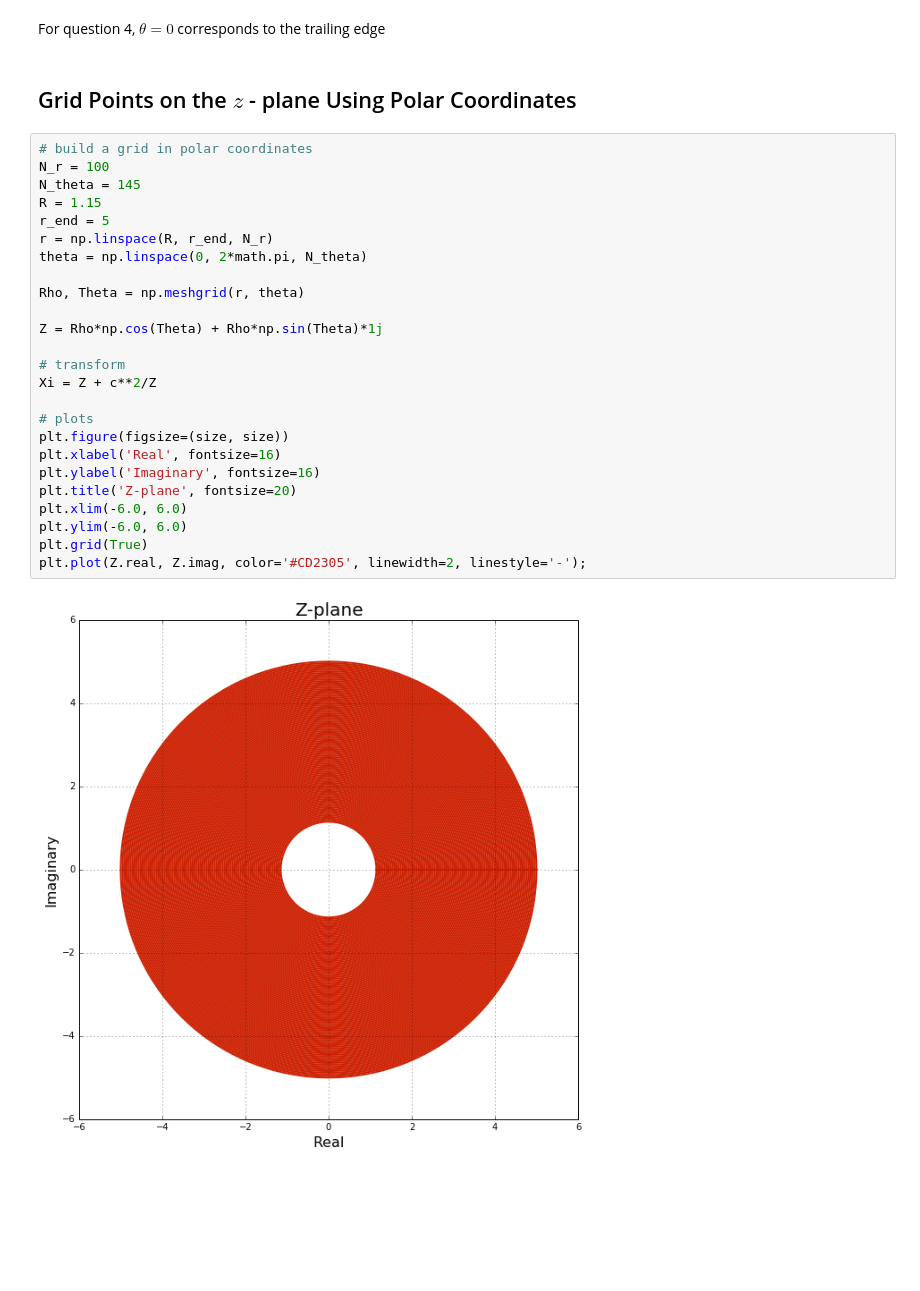
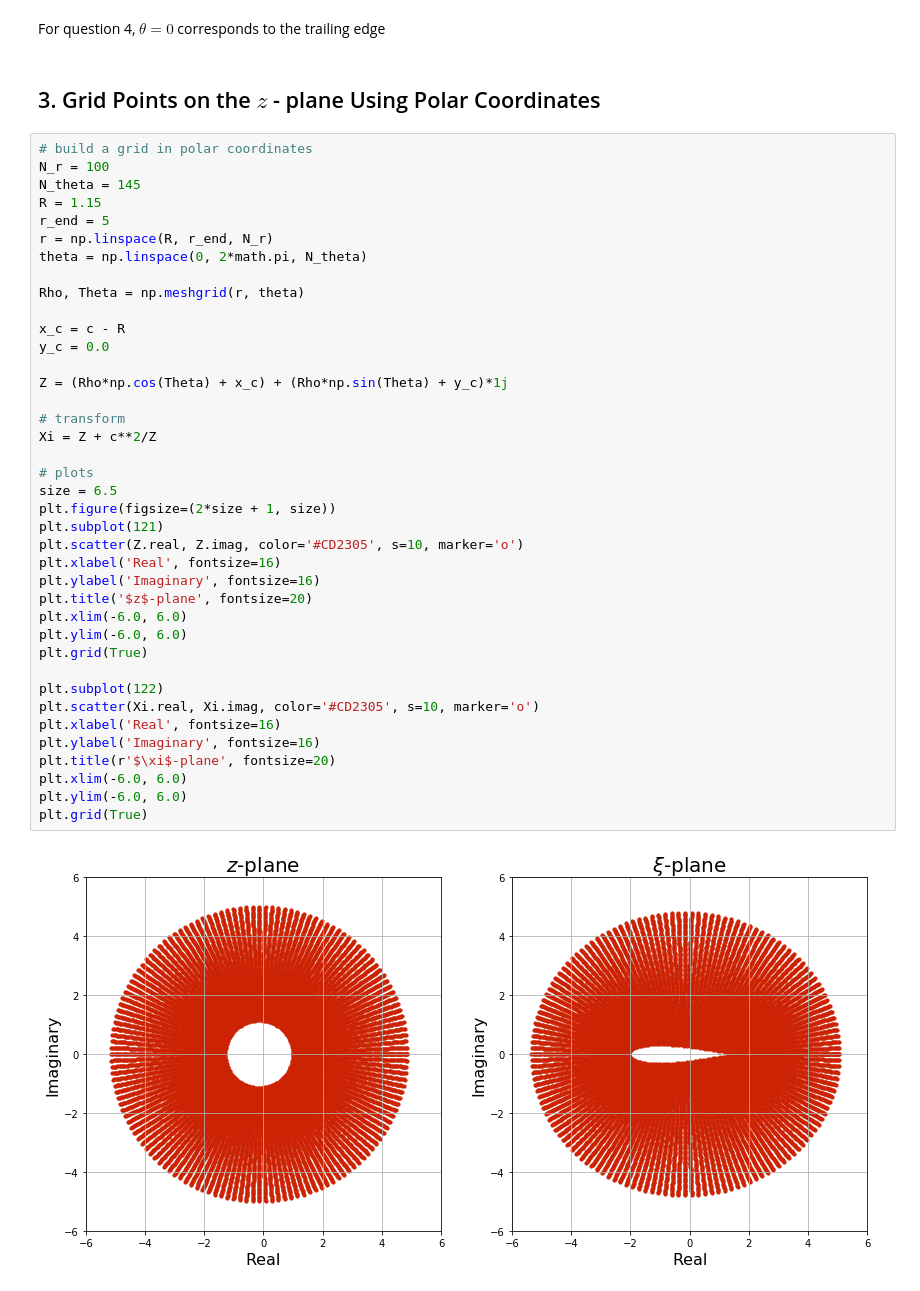
Before and after one commit to bobforcha/mae6226_workspace, a Jupyter notebook: assignments/assignment_02/assignment_02.ipynb, the cells around one changed output. Saved outputs shown, nothing was run; the diff lists cells and outputs as text; blank space fills up the shorter version.

```diff
--- a/assignments/assignment_02/assignment_02.ipynb
+++ b/assignments/assignment_02/assignment_02.ipynb
@@ -160,31 +161,45 @@ plt.plot(xi_circ4.real, xi_circ4.imag, color='#CD2305', linewidth=2, linestyle='
 # %% [markdown]
 For question 4, $\theta = 0$ corresponds to the trailing edge
 # %% [markdown]
-## Grid Points on the $z$ - plane Using Polar Coordinates
+## 3. Grid Points on the $z$ - plane Using Polar Coordinates
 # %%
 # build a grid in polar coordinates
 N_r = 100
 N_theta = 145
 R = 1.15
 r_end = 5
 r = np.linspace(R, r_end, N_r)
 theta = np.linspace(0, 2*math.pi, N_theta)
 
 Rho, Theta = np.meshgrid(r, theta)
 
-Z = Rho*np.cos(Theta) + Rho*np.sin(Theta)*1j
+x_c = c - R
+y_c = 0.0
+
+Z = (Rho*np.cos(Theta) + x_c) + (Rho*np.sin(Theta) + y_c)*1j
 
 # transform
 Xi = Z + c**2/Z
 
 # plots
-plt.figure(figsize=(size, size))
+size = 6.5
+plt.figure(figsize=(2*size + 1, size))
+plt.subplot(121)
+plt.scatter(Z.real, Z.imag, color='#CD2305', s=10, marker='o')
 plt.xlabel('Real', fontsize=16)
 plt.ylabel('Imaginary', fontsize=16)
-plt.title('Z-plane', fontsize=20)
+plt.title('$z$-plane', fontsize=20)
 plt.xlim(-6.0, 6.0)
 plt.ylim(-6.0, 6.0)
 plt.grid(True)
-plt.plot(Z.real, Z.imag, color='#CD2305', linewidth=2, linestyle='-');
+
+plt.subplot(122)
+plt.scatter(Xi.real, Xi.imag, color='#CD2305', s=10, marker='o')
+plt.xlabel('Real', fontsize=16)
+plt.ylabel('Imaginary', fontsize=16)
+plt.title(r'$\xi$-plane', fontsize=20)
+plt.xlim(-6.0, 6.0)
+plt.ylim(-6.0, 6.0)
+plt.grid(True)
 # %% [output]
-[figure, old version]
+[figure, new version]
```
Also changed, not shown: parts of 22 cells of this notebook, 1 other file.
